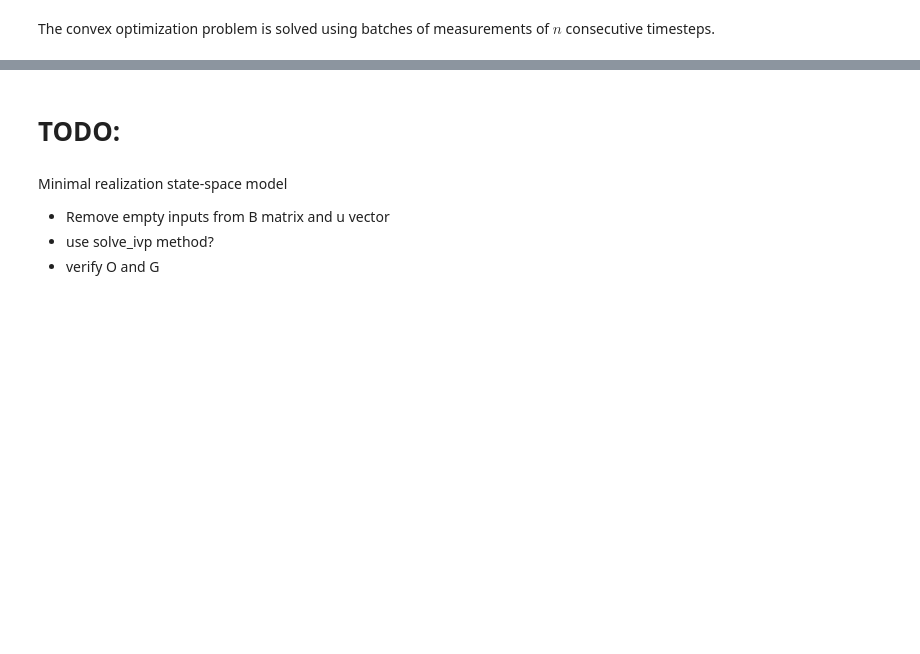
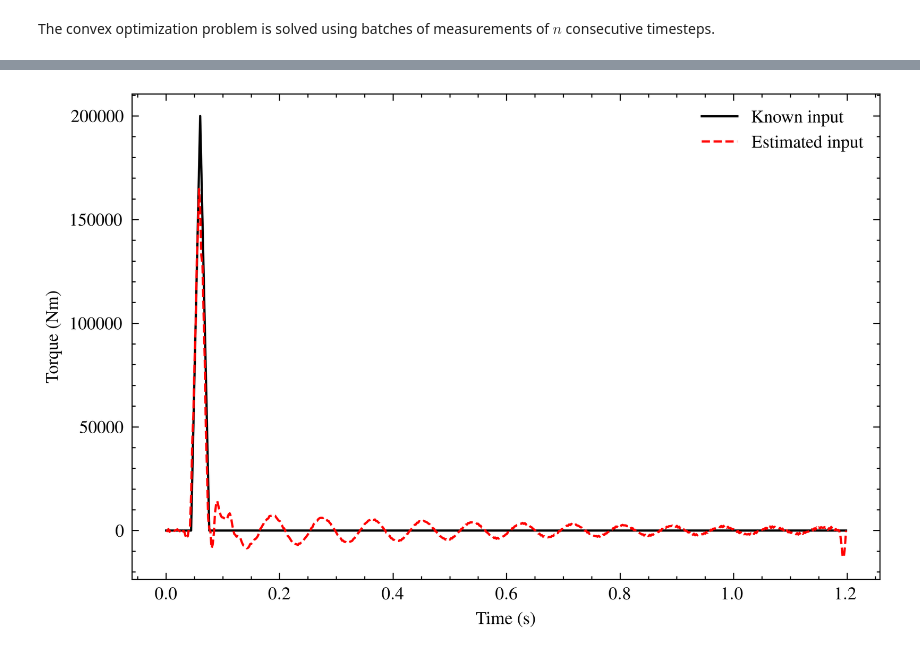
Before and after one commit to urho-h/torque_estimation_masters, a Jupyter notebook: notebooks/test_ikonen_ot.ipynb, the cells around one changed output, grey strips where cells are left out. Drawn from its saved outputs; the diff is of its cells as text; code cells hidden in the pictures; blank space fills up the shorter version.

```diff
--- a/notebooks/test_ikonen_ot.ipynb
+++ b/notebooks/test_ikonen_ot.ipynb
@@ -344,7 +375,7 @@ def propulsion_system_rand():
     k10 = np.random.uniform(0.9, 1.1)*5.09e8
     k12 = np.random.uniform(0.9, 1.1)*1.43e8
 
-    damping = 1800 # damping in steel_shafts
+    damping = 180 # damping in steel_shafts
     propeller_damping = 120e3 # the propeller damping
 
     shafts, disks = [], []
@@ -453,19 +492,12 @@ def construct_measurement_full(n, y):
 # %% [markdown]
 The convex optimization problem is solved using batches of measurements of $n$ consecutive timesteps.
 # %%
-n = 10 # number of measurements in the batch
+n = 600 # number of measurements in the batch
 n_dof = 7 # number of degrees of freedom
-estimates = np.zeros((n_dof, n))
+estimates = np.zeros((n,1))
 
-#state_obs = np.array([[0, 0, 0, 1, 0, 0, 0, 0, 0, 0, 0, 0, 0], [0, 0, 0, 0, 0, 0, 0, 0, 0, 1, 0, 0, 0], [0, 0, 0, 0, 0, 0, 0, 0, 0, 0, 1, 0, 0]])
-
-observer = O(A_transformed, C_transformed, n)
-gam = gamma(A_transformed, B_transformed, C_transformed, n)
-gam = gam.astype('d')
-gam2 = gamma_stackex(A_transformed, B_transformed, C_transformed, n)
-gam2 = gam.astype('d')
-print(np.allclose(gam, gam2))
+observer = O(A_transformed_d, C_transformed, n)
+gam = gamma(A_transformed_d, B_t_d, C_transformed, n)
 
 print('Gamma matrix condition number:', np.linalg.cond(gam))
-reg = 0*L(n_dof*n) # size: number of nodes times number of timesteps
-reg[::7,::7] += 1
+reg = L(n) # size: number of nodes times number of timesteps
@@ -519,7 +506,13 @@ plt.show()
-# %% [markdown]
-# TODO:
-# %% [markdown]
-Minimal realization state-space model
-* Remove empty inputs from B matrix and u vector
-* use solve_ivp method?
-* verify O and G
+# %%
+Y = yout_modded_rand.reshape(-1,1)
+
+estimate = convex_optimization_problem(Y, observer, gam, reg, lam=1e-20)
+# %%
+plt.plot(t, impulse[:,0], label='Known input')
+plt.plot(t, estimate, label='Estimated input')
+plt.legend()
+plt.xlabel('Time (s)')
+plt.ylabel('Torque (Nm)')
+plt.show()
+# %% [output]
+[figure, added]
```
Also changed, not shown: parts of 25 cells of this notebook.
